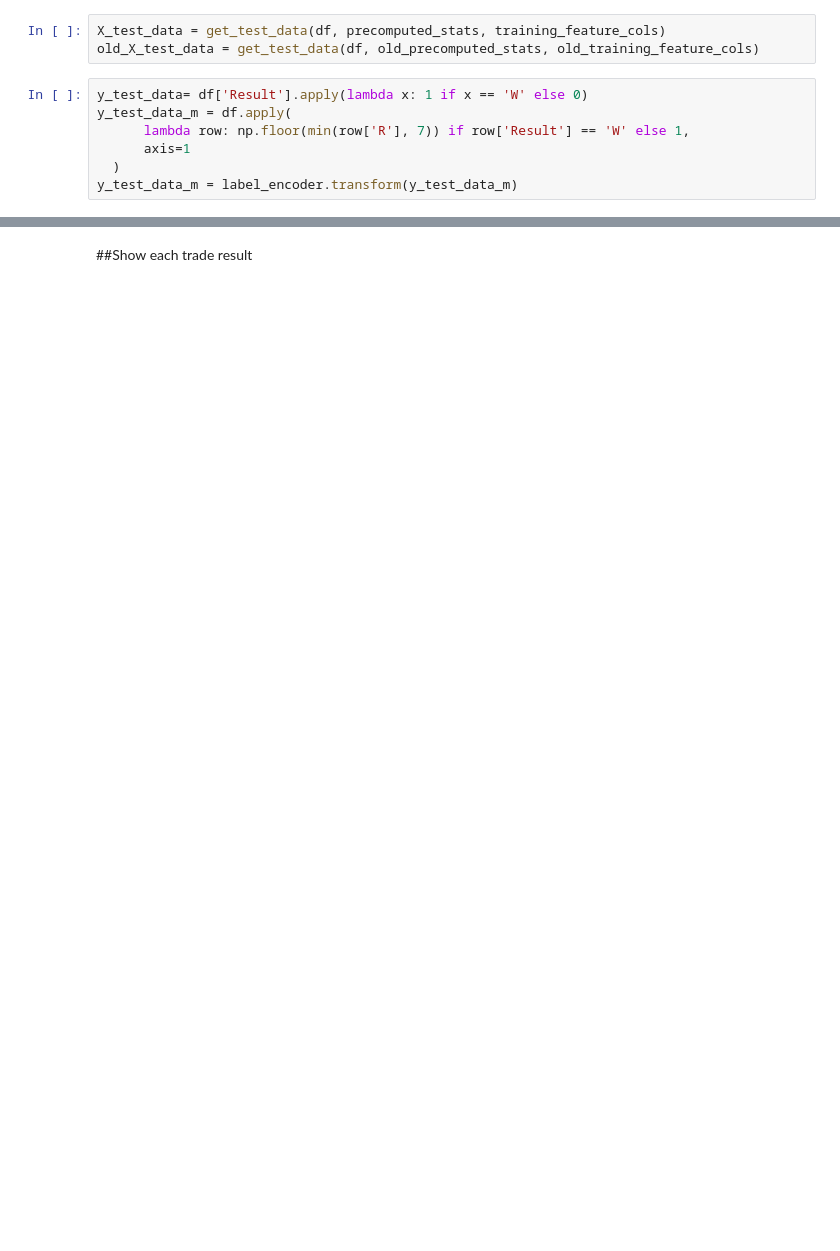
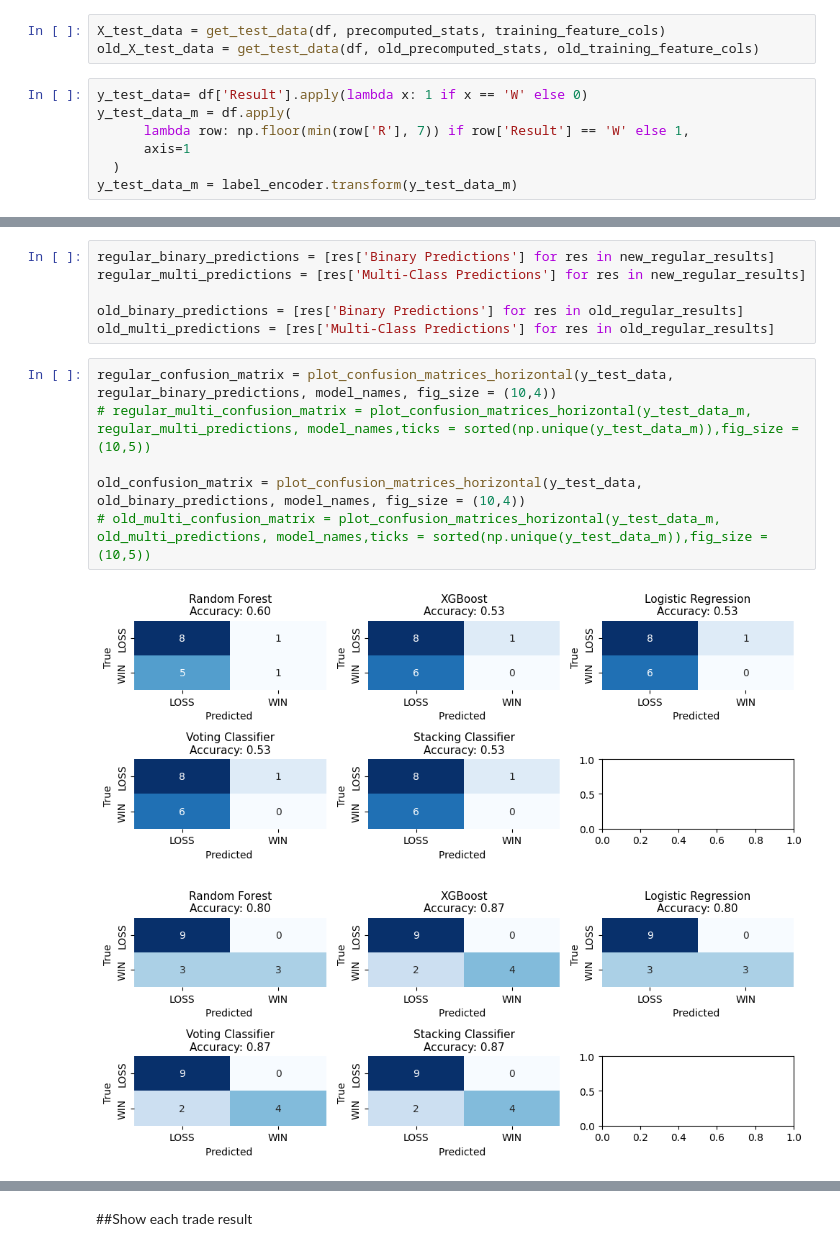
Before and after one commit to MIARD/SMC, a Jupyter notebook: SMC_ML_APP.ipynb, the cells around one changed output, grey strips where cells are left out. Cells and saved outputs as stored; diff of their text form; blank space fills up the shorter version.

```diff
--- a/SMC_ML_APP.ipynb
+++ b/SMC_ML_APP.ipynb
@@ -1221,4 +1193,19 @@ print(tabulate(accuracy_df_old, headers='keys', tablefmt='psql'))
 +----+---------------------+-------------------+------------------------+
+# %%
+regular_binary_predictions = [res['Binary Predictions'] for res in new_regular_results]
+regular_multi_predictions = [res['Multi-Class Predictions'] for res in new_regular_results]
+
+old_binary_predictions = [res['Binary Predictions'] for res in old_regular_results]
+old_multi_predictions = [res['Multi-Class Predictions'] for res in old_regular_results]
+# %%
+regular_confusion_matrix = plot_confusion_matrices_horizontal(y_test_data, regular_binary_predictions, model_names, fig_size = (10,4))
+# regular_multi_confusion_matrix = plot_confusion_matrices_horizontal(y_test_data_m, regular_multi_predictions, model_names,ticks = sorted(np.unique(y_test_data_m)),fig_size = (10,5))
+
+old_confusion_matrix = plot_confusion_matrices_horizontal(y_test_data, old_binary_predictions, model_names, fig_size = (10,4))
+# old_multi_confusion_matrix = plot_confusion_matrices_horizontal(y_test_data_m, old_multi_predictions, model_names,ticks = sorted(np.unique(y_test_data_m)),fig_size = (10,5))
+# %% [output]
+[figure, added]
+[figure, added]
 # %%
 # print(new_regular_results[2]['Binary Predictions'])
 # print(old_regular_results[2]['Binary Predictions'])
```
Also changed, not shown: parts of 24 cells of this notebook.
